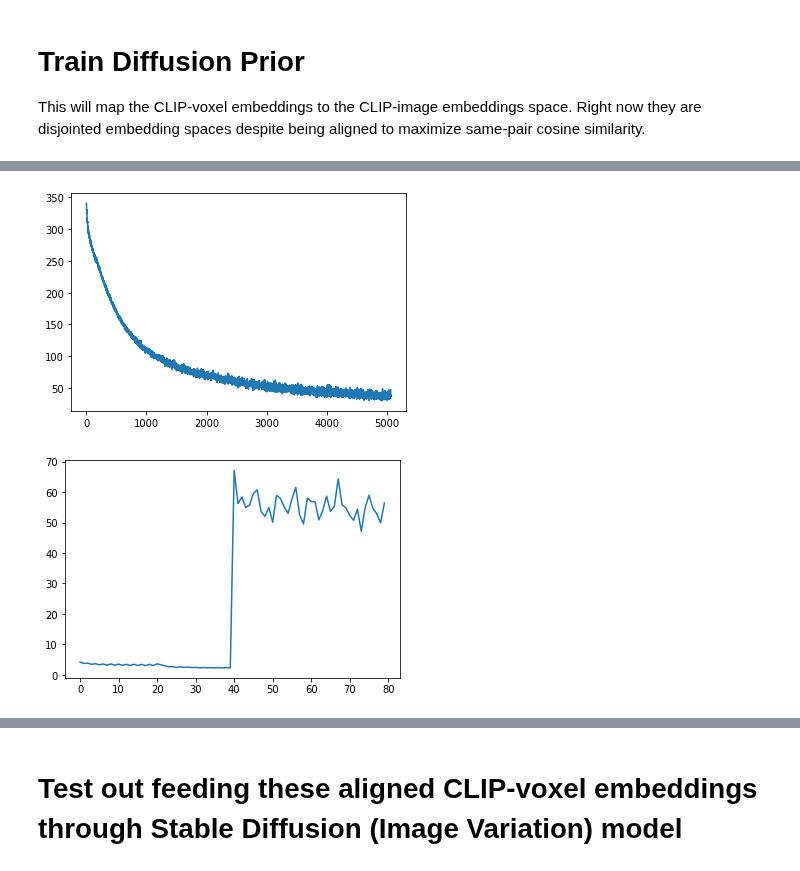
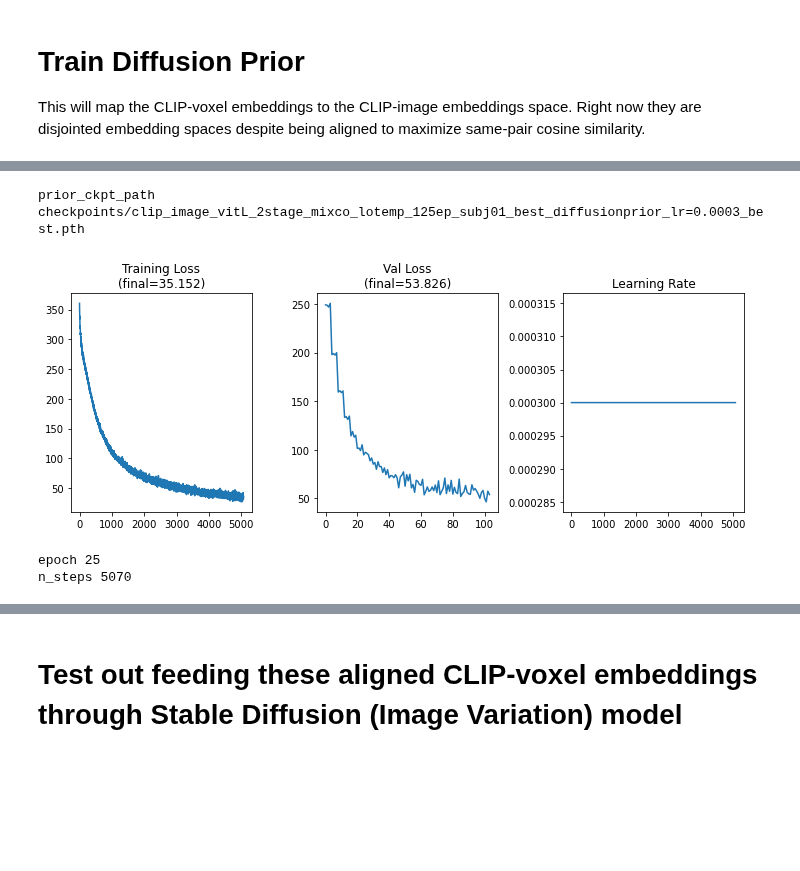
Before and after one commit to MedARC-AI/fMRI-reconstruction-NSD, a Jupyter notebook: fMRI/CLIPvoxel_to_CLIPimage.ipynb, the cells around one changed output, grey strips where cells are left out. Saved outputs shown, nothing was run; the diff lists cells and outputs as text; code cells hidden in the pictures; blank space fills up the shorter version.

Commit message:
Train prior with latest voxel2clip, add util methods

```diff
--- a/fMRI/CLIPvoxel_to_CLIPimage.ipynb
+++ b/fMRI/CLIPvoxel_to_CLIPimage.ipynb
@@ -154,0 +92,7 @@ validation: num_worker_batches 4
+# %%
+batch_size = 128
+#batch_size = 256
+num_devices = torch.cuda.device_count()
+num_workers = num_devices
+
+train_dl, val_dl = get_dataloaders(batch_size, image_var, num_workers=num_workers)
@@ -155,3 +106,9 @@ validation: num_worker_batches 4
+# %%
+for train_i, (voxel0, image0) in enumerate(train_dl):
+    break
+
+for val_i, (val_voxel0, val_image0) in enumerate(val_dl):
+    break
 # %%
 # from models.py
 brain_net = BrainNetwork(768)
@@ -160,6 +117,8 @@ if using_ddp:
     brain_net = DDP(brain_net0, device_ids=[local_rank])
 else:
     brain_net = brain_net.to(device)
+# %%
+sd_pipe, unet, vae, noise_scheduler = load_sd_pipeline()
 # %% [markdown]
 # Train Diffusion Prior
 
@@ -332,23 +439,31 @@ KeyboardInterrupt
 # %%
 # load pretrained checkpoint
-prior_ckpt_path = f'{ckpt_path[:-12]}_epoch24_diffusionprior.pth'
+# prior_ckpt_path = f'{ckpt_path[:-12]}_epoch24_diffusionprior.pth'
+#prior_ckpt_path = '/home/jimgoo/data/neuro/clip_image_vitL_2stage_mixco_lotemp_125ep_subj01_best|epoch004_diffusionprior-jimgoo.pth'
+#prior_ckpt_path = 'checkpoints/clip_image_vitL_augTrue_softTrue_clampFalse_normFalse_subj01_epoch19|epoch039_diffusionprior-jimgoo.pth'
+#prior_ckpt_path = '/home/jimgoo/data/neuro/clip_image_vitL_2stage_mixco_lotemp_125ep_subj01_best|epoch034_diffusionprior_lrCycle.pth'
+prior_ckpt_path = get_ckpt_path('best')
+print('prior_ckpt_path', prior_ckpt_path)
+
+plot_prior_ckpt(prior_ckpt_path)
+
 prior_checkpoint = torch.load(prior_ckpt_path, map_location=device)
-losses = prior_checkpoint['train_losses']
-val_losses = prior_checkpoint['val_losses']
+print('epoch', prior_checkpoint['epoch'])
+print('n_steps', len(prior_checkpoint['train_losses']))
+
 diffusion_prior.load_state_dict(prior_checkpoint['model_state_dict'])
 diffusion_prior=diffusion_prior.to(device)
 
 diffusion_prior.eval()
 diffusion_prior.requires_grad_(False)
+
 prior_network.eval()
 prior_network.requires_grad_(False)
+
 brain_net.eval()
-brain_net.requires_grad_(False)
-
-plt.plot(losses)
-plt.show()
-plt.plot(val_losses)
-plt.show()
+brain_net.requires_grad_(False);
 # %% [output]
+prior_ckpt_path checkpoints/clip_image_vitL_2stage_mixco_lotemp_125ep_subj01_best_diffusionprior_lr=0.0003_best.pth
-[figure, old version]
+[figure, new version]
-[figure, removed]
+epoch 25
+n_steps 5070
```
Also changed, not shown: parts of 26 cells of this notebook, 16 other files.
